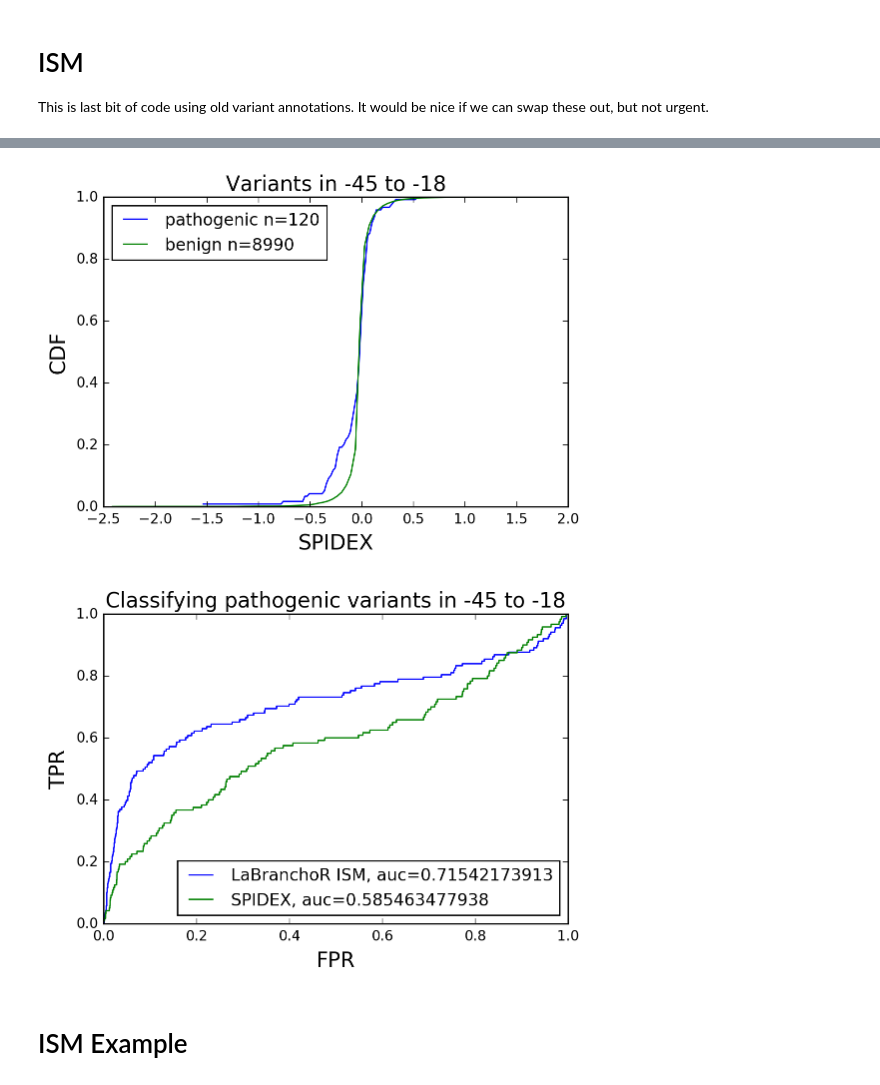
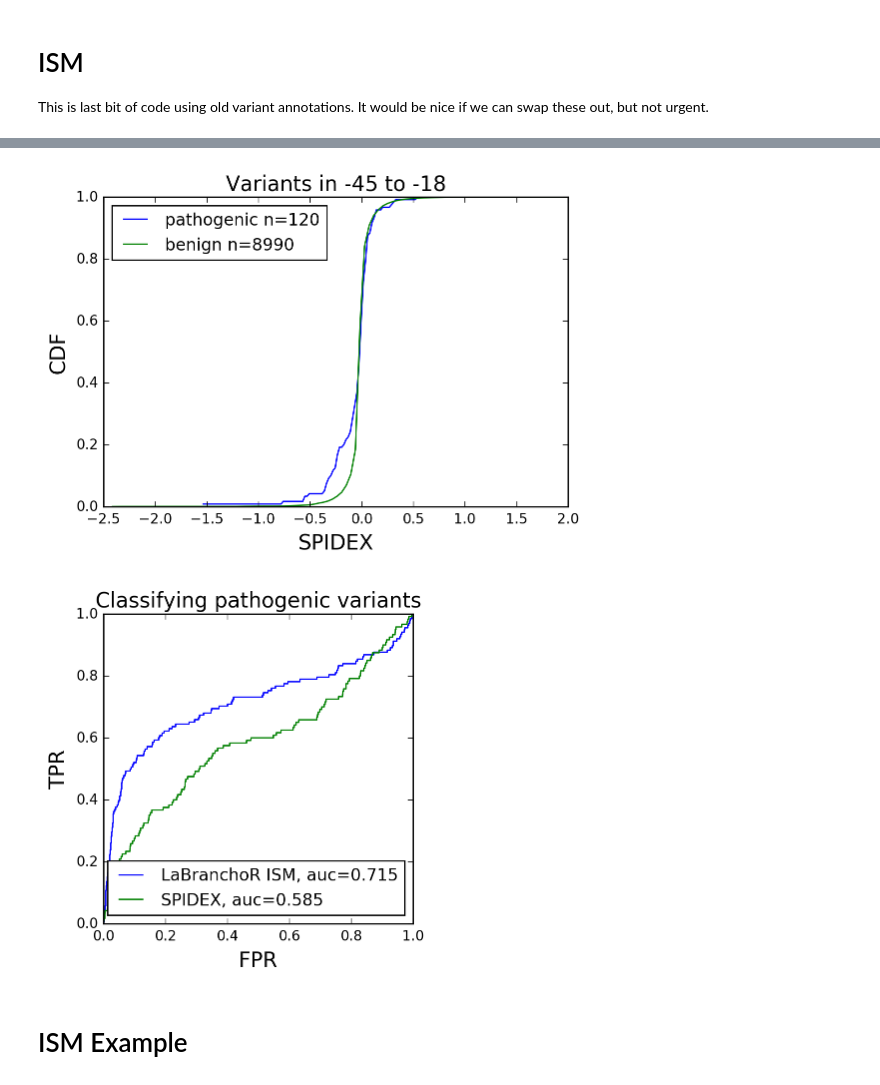
Before and after one commit to jpaggi/labranchor, a Jupyter notebook: notebooks/ExAC_variant_enrichments.ipynb, the cells around one changed output, grey strips where cells are left out. Saved outputs shown, nothing was run; the diff lists cells and outputs as text; code cells hidden in the pictures.

Commit message:
Rounded SPIDEX figure.

```diff
--- a/notebooks/ExAC_variant_enrichments.ipynb
+++ b/notebooks/ExAC_variant_enrichments.ipynb
@@ -205,37 +205,38 @@ compare_cdfs(path_max_delta, benign_max_delta,
              'Variants in -45 to -18', 'Change in branch point score')
 compare_cdfs(path_delta, benign_delta,
              'Variants in -45 to -18', 'Change in branch point score')
 compare_cdfs(path_gain, benign_gain,
              'Variants in -45 to -18', 'New branch point score')
 compare_cdfs(p[p['SPIDEX'] != float('inf')]['SPIDEX']/10,
              b[b['SPIDEX'] != float('inf')]['SPIDEX']/10,
             'Variants in -45 to -18', 'SPIDEX')
 
 from sklearn import metrics
 def roc(p, b):
     y = np.hstack([np.ones(p.shape), np.zeros(b.shape)])
     s = np.hstack([p, b])
     fpr, tpr, thresh = metrics.roc_curve(y, -s)
     return fpr, tpr, metrics.roc_auc_score(y, -s)
 
 
 fpr, tpr, auc = roc(path_delta, benign_delta)
-plt.plot(fpr, tpr, label = "LaBranchoR ISM, auc={}".format(auc))
+plt.plot(fpr, tpr, label = "LaBranchoR ISM, auc={0:.3f}".format(auc))
 fpr, tpr, auc = roc(p[p['SPIDEX'] != float('inf')]['SPIDEX'],
                     b[b['SPIDEX'] != float('inf')]['SPIDEX'])
-plt.plot(fpr, tpr, label = "SPIDEX, auc={}".format(auc))
+plt.plot(fpr, tpr, label = "SPIDEX, auc={0:.3f}".format(auc))
 
 plt.legend(loc=4)
 plt.ylabel('TPR')
 plt.xlabel('FPR')
-plt.title('Classifying pathogenic variants in -45 to -18')
+plt.title('Classifying pathogenic variants')
+plt.gca().set_aspect('equal', adjustable='box')
 plt.show()
 # %% [output]
 [figure]
 [figure]
 [figure]
 [figure]
-[figure, old version]
+[figure, new version]
 # %% [markdown]
 # ISM Example
 # %%
```
